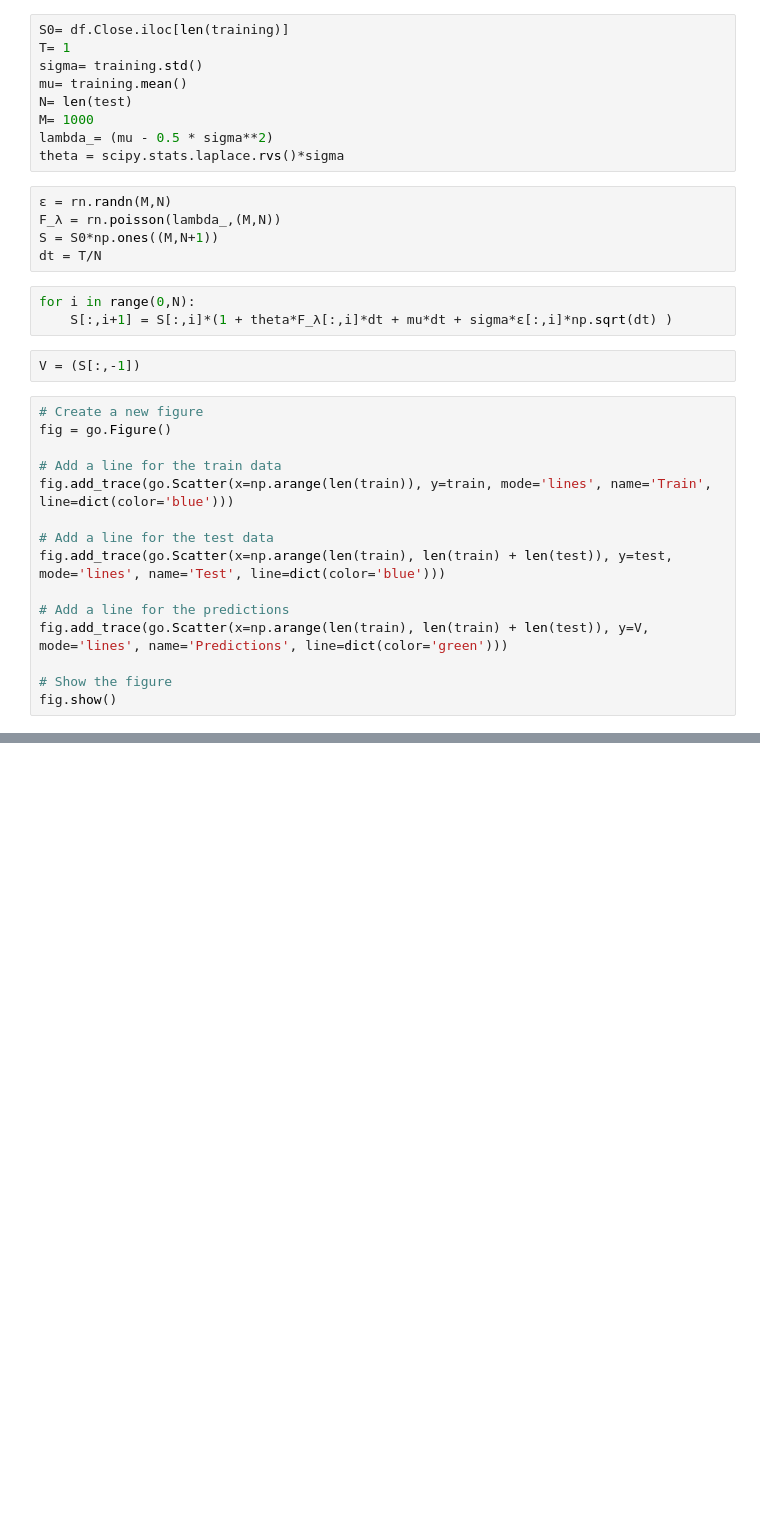
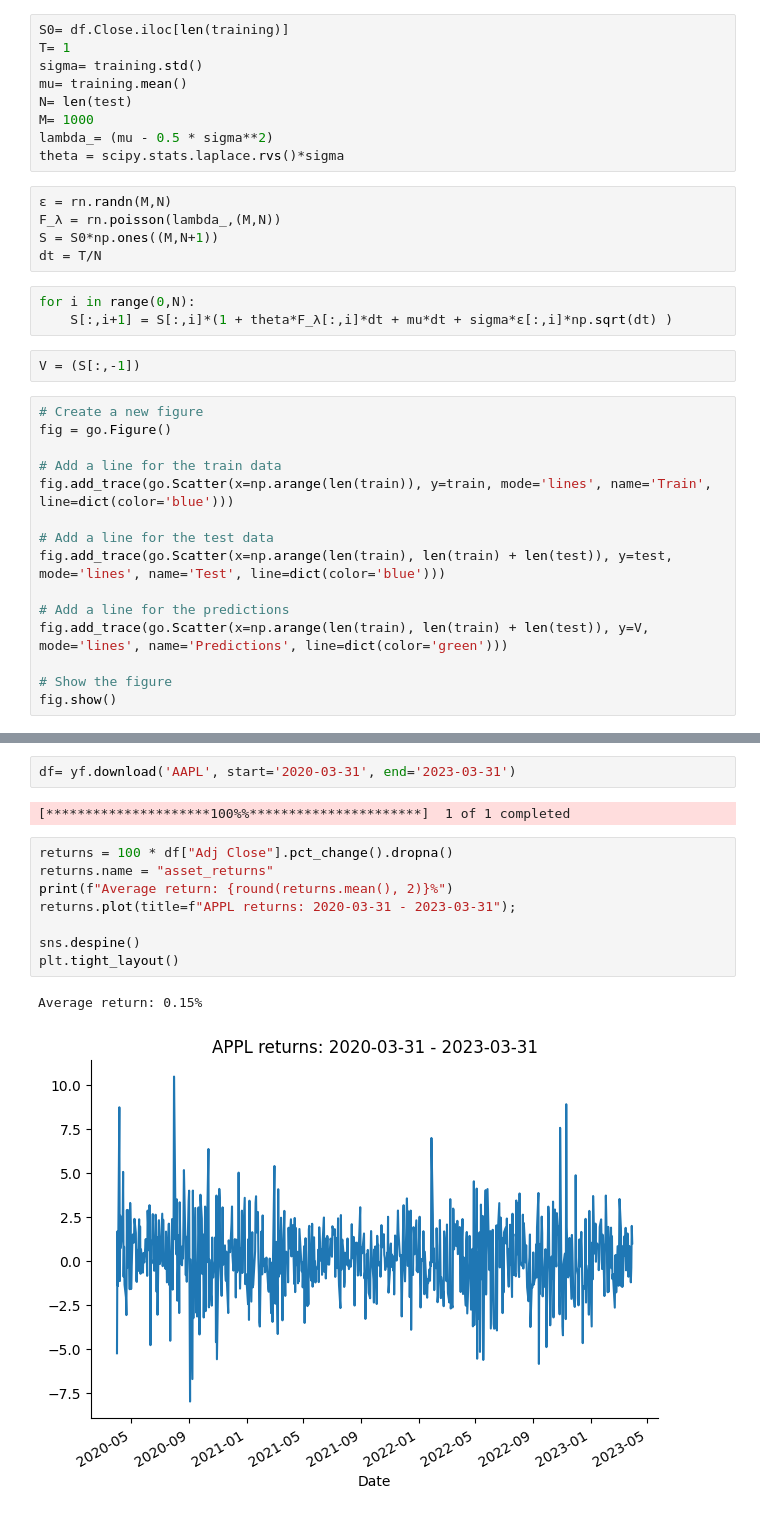
Before and after one commit to AdrianLandaverde/Proyectos-de-Ingenieria-Matematica, a Jupyter notebook: modulo1/actividad1/actividad1.ipynb, the cells around one changed output, grey strips where cells are left out. Saved outputs shown, nothing was run; the diff lists cells and outputs as text; blank space fills up the shorter version.

```diff
--- a/modulo1/actividad1/actividad1.ipynb
+++ b/modulo1/actividad1/actividad1.ipynb
@@ -200,0 +180,15 @@ fig.show()
+# %%
+df= yf.download('AAPL', start='2020-03-31', end='2023-03-31')
+# %% [output]
+[*********************100%%**********************]  1 of 1 completed
+# %%
+returns = 100 * df["Adj Close"].pct_change().dropna()
+returns.name = "asset_returns"
+print(f"Average return: {round(returns.mean(), 2)}%")
+returns.plot(title=f"APPL returns: 2020-03-31 - 2023-03-31");
+
+sns.despine()
+plt.tight_layout()
+# %% [output]
+Average return: 0.15%
+[figure, added]
```
Also changed, not shown: parts of 16 cells of this notebook.
